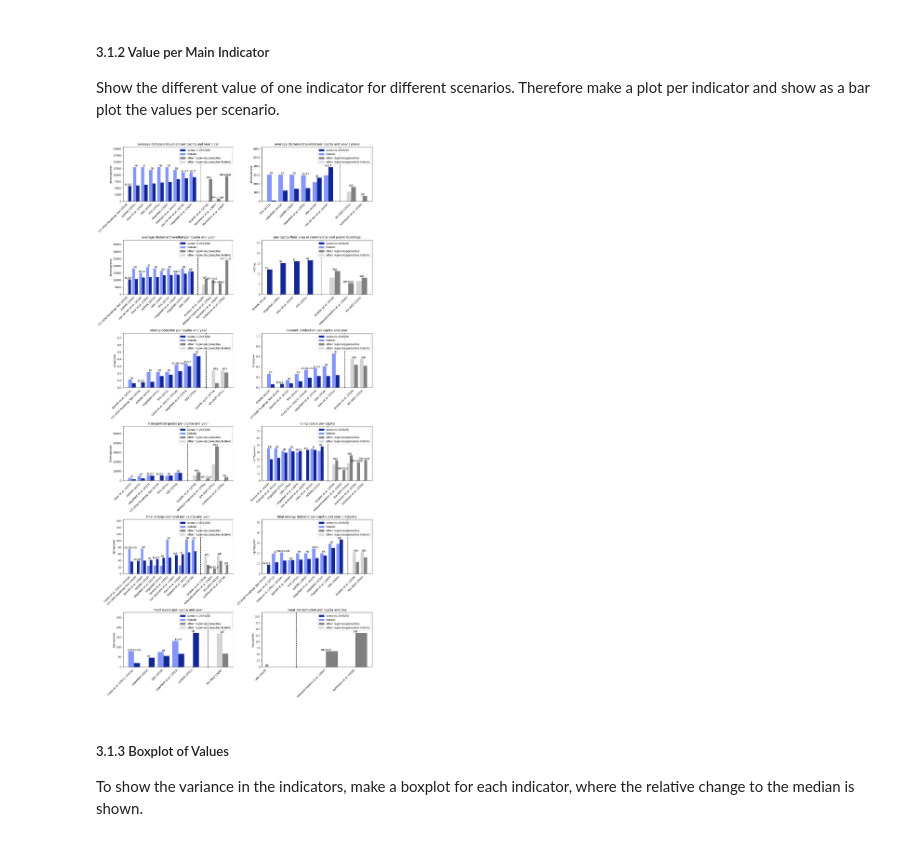
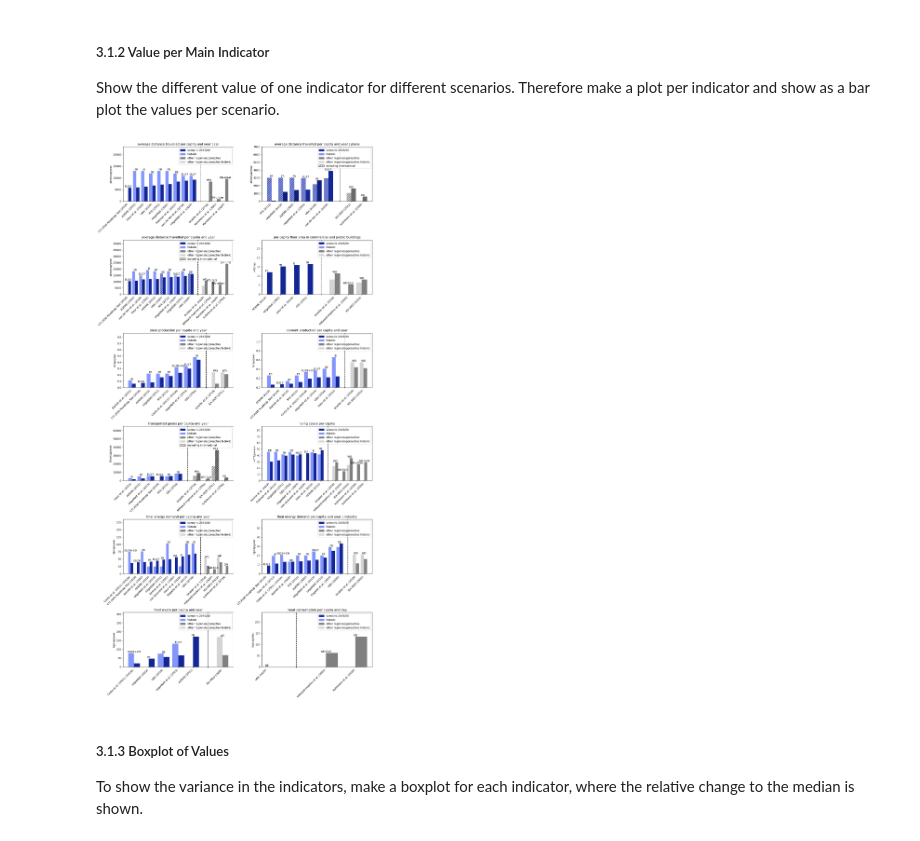
Before and after one commit to celia-burghardt/SufficiencyIndicators_Scenarios, a Jupyter notebook: main.ipynb, the cells around one changed output. Cells and saved outputs as stored; diff of their text form; code cells hidden in the pictures.

```diff
--- a/main.ipynb
+++ b/main.ipynb
@@ -139,7 +146,7 @@ def get_standard_scenarios(raw_data, scenario_data):
     analysis_standard_df = analysis_standard_df.loc[standard_scenarios_indices]
 
     # Filter out kcal data
-    analysis_standard_df = analysis_standard_df[~analysis_standard_df['Unit'].str.contains('kcal')]
+    analysis_standard_df = analysis_standard_df[~analysis_standard_df['Unit'].str.contains('kcal')].copy()
     return analysis_standard_df
 # %%
 def get_historic_data(raw_data, indicator=False):
@@ -323,15 +341,26 @@ def get_additional_data(raw_data, indicator, sources):
     :return: Dataframe with the additional data
     '''
     # Create empty dataframe
-    add_data = pd.DataFrame(columns=['Source', 'Geographic scope', 'Value', 'Year', 'Scenario (name/historic/DLS)', 'Historic'])
+    add_data = pd.DataFrame(columns=['Source', 'Geographic scope',
+                                     'Value', 'Year',
+                                     'Scenario (name/historic/DLS)',
+                                     'Historic', 'International',
+                                     'International Historic', 'Parameter'])
 
     # get data for Gruber et. al and Hilward, Hopkins et al.
     for source in sources:
         source_data_raw = raw_data[(raw_data['Source'] == source)
                             & (raw_data['Main comparison parameter'] == indicator)
-                            & (raw_data['Coding'] == 1)]
+                            & (raw_data['Coding'] == 1)].copy()
         source_data = source_data_raw[(source_data_raw['Scenario (name/historic/DLS)'] != 'historic') & (source_data_raw['Year'] >= 2045)]
         add_data = pd.concat([add_data, source_data], join='inner', ignore_index=True)
+
+    # Check if the indicator is international
+    if indicator in international_parameters:
+        add_data['International'] = add_data['Parameter'].str.contains('international')
+
+    else:
+        add_data['International'] = False
 
     # Get the historic values for the additional data
     add_data = get_historic_values(raw_data, add_data, indicator)
@@ -390,6 +419,7 @@ def make_barplot_multiple(data, filename, extension = False, standard=False,
                                          'Scenario (name/historic/DLS)',
                                          'Sector',
                                          'Main comparison parameter',
+                                         'Parameter',
                                          'Unit',
                                          'Value']]
         indicator_data['Value'] = pd.to_numeric(indicator_data['Value'], errors='coerce')
@@ -398,7 +428,16 @@ def make_barplot_multiple(data, filename, extension = False, standard=False,
         indicator_data['Label'] = indicator_data['Geographic scope']\
                                     .apply(lambda x: x if x in scope_colors.keys() else 'single')
         indicator_data['Historic'] = np.nan
+
+        # Check if the indicator is international
+        if indicator in international_parameters:
+            indicator_data['International'] = indicator_data['Parameter'].str.contains('international')
+
+        else:
+            indicator_data['International'] = False
+
         indicator_data = indicator_data.sort_values('Value')
+
 
         # Get the historic data for the current indicator and each scenario
         indicator_data = get_historic_values(analysis_df, indicator_data, indicator)
@@ -419,6 +458,13 @@ def make_barplot_multiple(data, filename, extension = False, standard=False,
                         width = 0.4,
                         color = study_colors['historic'],
                         label='historic')
+
+            # Make plots containing international values hatched
+            for index in indicator_data[indicator_data['International'].values].index.values:
+                bar_scenarios.patches[index].set_hatch('///')
+
+            for index in indicator_data[indicator_data['International Historic'].values].index.values:
+                bar_hist.patches[index].set_hatch('///')
         else:
             # Plot the scenario values
             bar_scenarios = ax.bar(x+0.2,
@@ -426,6 +472,11 @@ def make_barplot_multiple(data, filename, extension = False, standard=False,
                         width = 0.4,
                         color = study_colors['scenario 2045/50'],
                         label='scenario 2045/50')
+
+            # Make plots containing international values hatched
+            international_data = indicator_data[indicator_data['International'].values].index.values
+            for index in international_data:
+                bar_scenarios.patches[index].set_hatch('///')
 
             # Plot the historic value as a line
             line_hist = ax.axhline(y=indicator_data['Historic'].values[0],
@@ -481,6 +532,13 @@ def make_barplot_multiple(data, filename, extension = False, standard=False,
                         color = study_colors['other regions/approaches historic'],
                         label='other regions/approaches historic')
 
+            # Make plots containing international values hatched
+            for index in add_data[add_data['International'].values].index.values:
+                bar_scenarios.patches[index].set_hatch('///')
+
+            for index in add_data[add_data['International Historic'].values].index.values:
+                bar_hist.patches[index].set_hatch('///')
+
             # Write the scope for each scenario over the bars (Over the highest bar between historic and scenario value)
             for i, rect_scen in enumerate(bar_scenarios):
                 rect_hist = bar_hist[i]
@@ -492,50 +550,56 @@ def make_barplot_multiple(data, filename, extension = False, standard=False,
                     scope = scope_study
                 ax.text(rect_scen.get_x(), height, scope, ha='center', va='bottom')
 
+            # Add the sources to the x_ticks for labeling the x axis
             x_ticks += add_data['Source'].values.tolist()
 
             # manually define a new patch
             patches = [mpatches.Patch(color=study_colors[x], label=x) for x in study_colors.keys()]
 
+            # When the indicator is international add a patch for international (with hatch)
+            if indicator in international_parameters:
+                patches.append(mpatches.Patch(color='black', fill=False, hatch='///', label='including international'))
             # plot the legend
             ax.legend(handles=patches, loc='upper right')
 
+
         else:
+            # Get the correct legend without duplicate keys
             handles, labels = ax.get_legend_handles_labels()
             by_label = dict(zip(labels, handles))
             ax.legend(by_label.values(), by_label.keys(), title='Scope', loc='upper right')
 
         # Configure plot
         ax.set_title(f'{indicator}')
         ax.set_ylabel(indicator_data['Unit'].values[0])
         ax.set_xticks(np.arange(len(x_ticks)),x_ticks, rotation=45, ha="right")
 
         # Get the maximum Value of the bar plot to set the limit a bit higher than the max value
         max_value = max([x.get_height() for x in ax.patches])
-        ax.set_ylim(0, max_value* 1.6)
+        ax.set_ylim(0, max_value* 1.8)
 
         if plot_individual:
             # Save figure either with default extension or with extension given in the function
             if extension:
                 filename = f'{filename}.{extension}'
             # Save the figure as png
             indicator_naming = indicator.replace('|', '')
             plt.savefig(f'figures/{filename}_{indicator_naming}', bbox_inches = "tight")
 
 
     # Make a nicer look
     plt.tight_layout()
     # Save figure either with default extension or with extension given in the function
     if extension:
         filename = f'{filename}.{extension}'
     # Save the figure as png
     plt.savefig(f'figures/{filename}', bbox_inches = "tight")
 
 
 # Call function for making barplots
 make_barplot_multiple(analysis_df, 'barplot_values', plot_individual=False)
 # %% [output]
-[figure, old version]
+[figure, new version]
 # %% [markdown]
 ##### 3.1.3 Boxplot of Values
 
```
Also changed, not shown: parts of 13 cells of this notebook, 17 other files.
